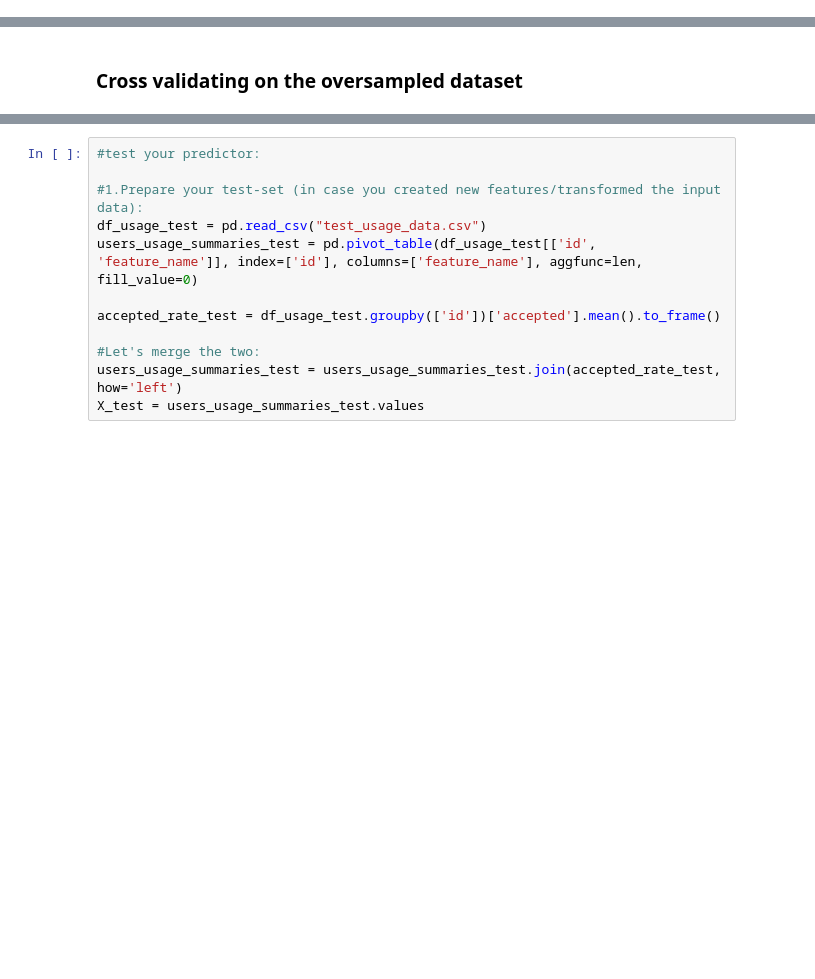
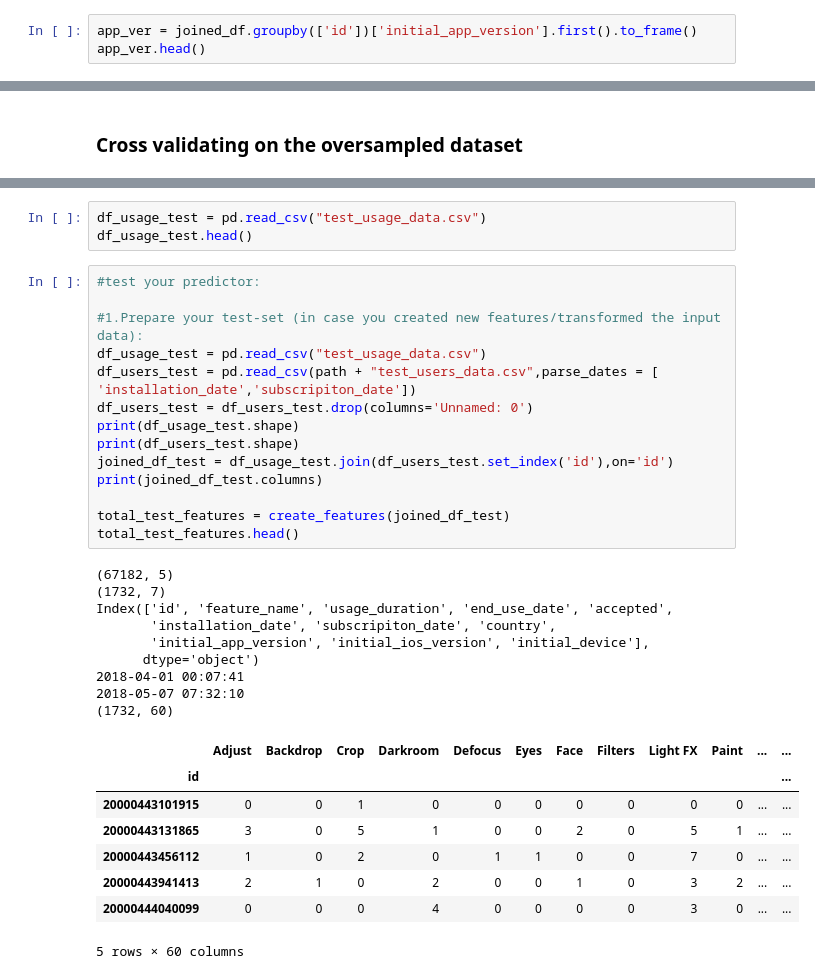
Before and after one commit to tomyitav/datahack-2018-challenge, a Jupyter notebook: datahack_2018.ipynb, the cells around one changed output, grey strips where cells are left out. Drawn from its saved outputs; the diff is of its cells as text; blank space fills up the shorter version.

```diff
--- a/datahack_2018.ipynb
+++ b/datahack_2018.ipynb
@@ -214,0 +220,3 @@ joined_df = joined_df[joined_df['usage_duration']<200]
+# %%
+app_ver = joined_df.groupby(['id'])['initial_app_version'].first().to_frame()
+app_ver.head()
@@ -524,12 +508,35 @@ avg / total       0.83      0.56      0.65      2076
+# %%
+df_usage_test = pd.read_csv("test_usage_data.csv")
+df_usage_test.head()
 # %%
 #test your predictor:
 
 #1.Prepare your test-set (in case you created new features/transformed the input data):
 df_usage_test = pd.read_csv("test_usage_data.csv")
-users_usage_summaries_test = pd.pivot_table(df_usage_test[['id', 'feature_name']], index=['id'], columns=['feature_name'], aggfunc=len, fill_value=0)
+df_users_test = pd.read_csv(path + "test_users_data.csv",parse_dates = [ 'installation_date','subscripiton_date'])
+df_users_test = df_users_test.drop(columns='Unnamed: 0')
+print(df_usage_test.shape)
+print(df_users_test.shape)
+joined_df_test = df_usage_test.join(df_users_test.set_index('id'),on='id')
+print(joined_df_test.columns)
 
-accepted_rate_test = df_usage_test.groupby(['id'])['accepted'].mean().to_frame()
-
-#Let's merge the two:
-users_usage_summaries_test = users_usage_summaries_test.join(accepted_rate_test, how='left')
-X_test = users_usage_summaries_test.values
+total_test_features = create_features(joined_df_test)
+total_test_features.head()
+# %% [output]
+(67182, 5)
+(1732, 7)
+Index(['id', 'feature_name', 'usage_duration', 'end_use_date', 'accepted',
+       'installation_date', 'subscripiton_date', 'country',
+       'initial_app_version', 'initial_ios_version', 'initial_device'],
+      dtype='object')
+2018-04-01 00:07:41
+2018-05-07 07:32:10
+(1732, 60)
+|  | Adjust | Backdrop | Crop | Darkroom | Defocus | Eyes | Face | Filters | Light FX | Paint | ... | ... |
+| id |  |  |  |  |  |  |  |  |  |  |  | ... |
+| 20000443101915 | 0 | 0 | 1 | 0 | 0 | 0 | 0 | 0 | 0 | 0 | ... | ... |
+| 20000443131865 | 3 | 0 | 5 | 1 | 0 | 0 | 2 | 0 | 5 | 1 | ... | ... |
+| 20000443456112 | 1 | 0 | 2 | 0 | 1 | 1 | 0 | 0 | 7 | 0 | ... | ... |
+| 20000443941413 | 2 | 1 | 0 | 2 | 0 | 0 | 1 | 0 | 3 | 2 | ... | ... |
+| 20000444040099 | 0 | 0 | 0 | 4 | 0 | 0 | 0 | 0 | 3 | 0 | ... | ... |
+5 rows × 60 columns
```
Also changed, not shown: parts of 31 cells of this notebook.
